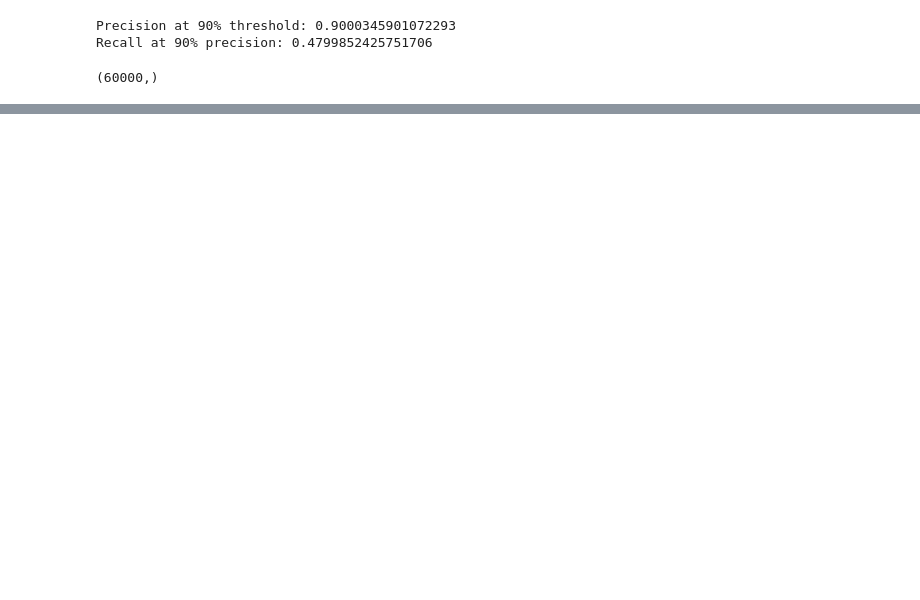
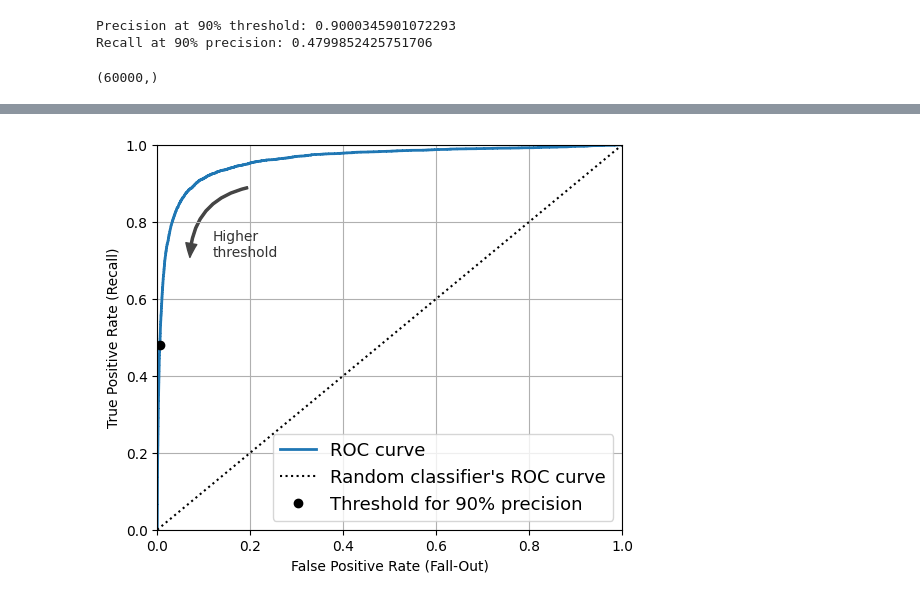
Before and after one commit to setyawanandrew74-pixel/MNIST_MODEL_2, a Jupyter notebook: notebooks/Explore_dataset_mnist.ipynb, the cells around one changed output, grey strips where cells are left out. Saved outputs shown, nothing was run; the diff lists cells and outputs as text; code cells hidden in the pictures; blank space fills up the shorter version.

Commit message:
Implement code changes to enhance functionality and improve performance

```diff
--- a/notebooks/Explore_dataset_mnist.ipynb
+++ b/notebooks/Explore_dataset_mnist.ipynb
@@ -473,0 +476,5 @@ y_train_pred_90.shape
+# %%
+#buat ROC Curve untuk melihat performa model, Fungsi ini mencoba berbagai threshold dan menghitung true positive rate (TPR) dan false positive rate (FPR) untuk setiap threshold. Hasilnya adalah tiga array: fpr, tpr, dan thresholds. TPR adalah rasio dari jumlah prediksi positif yang benar dibandingkan dengan jumlah total prediksi positif yang sebenarnya, sedangkan FPR adalah rasio dari jumlah prediksi positif yang salah dibandingkan dengan jumlah total prediksi negatif yang sebenarnya. Jadi secara konsep kita mendapatkan tabel
+from sklearn.metrics import roc_curve #import roc_curve dari sklearn.metrics
+
+fpr, tpr, thresholds = roc_curve(y_train_5, y_scores) #buat roc_curve dengan data latih dan score dari decision function
@@ -473,0 +516,50 @@ y_train_pred_90.shape
+# %%
+# Mencari index threshold pertama yang nilainya <= threshold_for_90_precision
+# (thresholds biasanya urut menurun, jadi argmax() ambil index pertama yang True)
+idx_for_threshold_at_90 = (thresholds <= threshold_for_90_precision).argmax()
+
+# Ambil nilai TPR (True Positive Rate) dan FPR (False Positive Rate)
+# pada index threshold 90% precision tadi, buat ditandai di grafik
+tpr_90, fpr_90 = tpr[idx_for_threshold_at_90], fpr[idx_for_threshold_at_90]
+
+# Bikin figure/canvas baru untuk plot, ukurannya 6x5 inch
+plt.figure(figsize=(6, 5))  # extra code – not needed, just formatting
+
+# Plot kurva ROC utama: FPR di sumbu x, TPR di sumbu y
+plt.plot(fpr, tpr, linewidth=2, label="ROC curve")
+
+# Plot garis diagonal putus-putus sebagai baseline classifier acak (random guess)
+plt.plot([0, 1], [0, 1], 'k:', label="Random classifier's ROC curve")
+
+# Tandai titik (fpr_90, tpr_90) dengan marker bulat hitam ("ko")
+# ini titik di kurva ROC yang sesuai dengan threshold 90% precision
+plt.plot([fpr_90], [tpr_90], "ko", label="Threshold for 90% precision")
+
+# extra code – just beautifies Figure 3–7
+# Menambahkan panah melengkung sebagai anotasi visual di grafik
+plt.gca().add_patch(patches.FancyArrowPatch(
+    (0.20, 0.89), (0.07, 0.70),          # titik awal & akhir panah
+    connectionstyle="arc3,rad=.4",        # bikin panah melengkung
+    arrowstyle="Simple, tail_width=1.5, head_width=8, head_length=10",
+    color="#444444"))
+
+# Menambahkan teks label "Higher threshold" di dekat panah tadi
+plt.text(0.12, 0.71, "Higher\nthreshold", color="#333333")
+
+# Kasih label untuk sumbu x dan y
+plt.xlabel('False Positive Rate (Fall-Out)')
+plt.ylabel('True Positive Rate (Recall)')
+
+# Nyalakan grid/garis bantu di background plot
+plt.grid()
+
+# Set batas sumbu x dan y dari 0 sampai 1
+plt.axis([0, 1, 0, 1])
+
+# Tampilkan legend (keterangan garis/titik) di pojok kanan bawah
+plt.legend(loc="lower right", fontsize=13)
+
+# Render dan tampilkan plot-nya
+plt.show()
+# %% [output]
+[figure, added]
```
Also changed, not shown: parts of 24 cells of this notebook.
